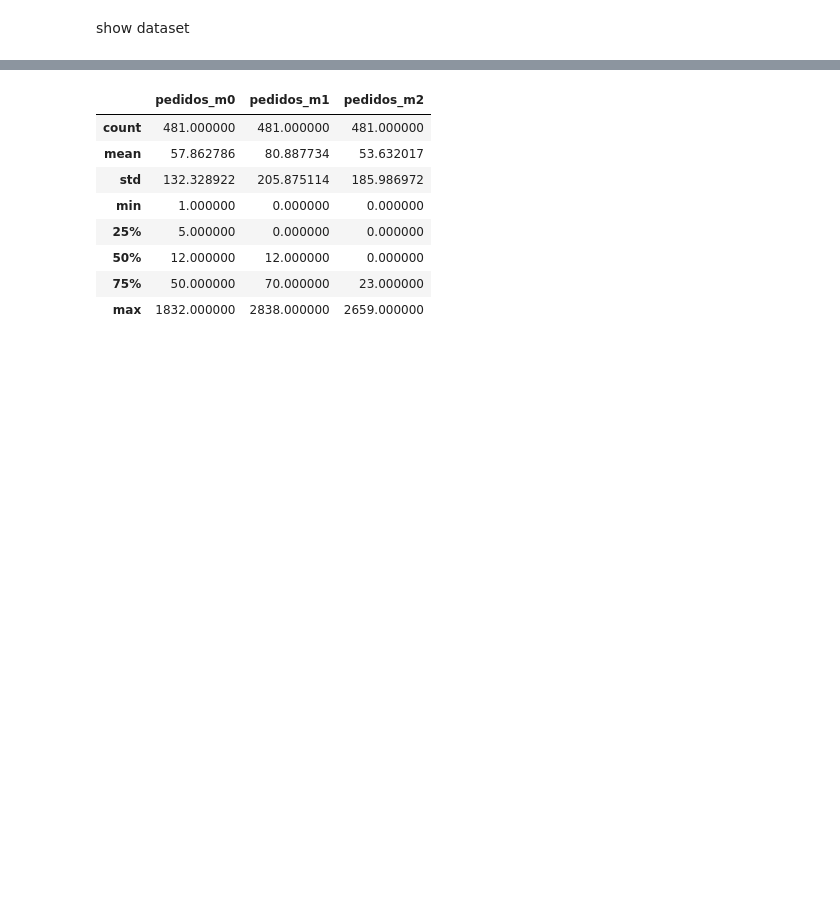
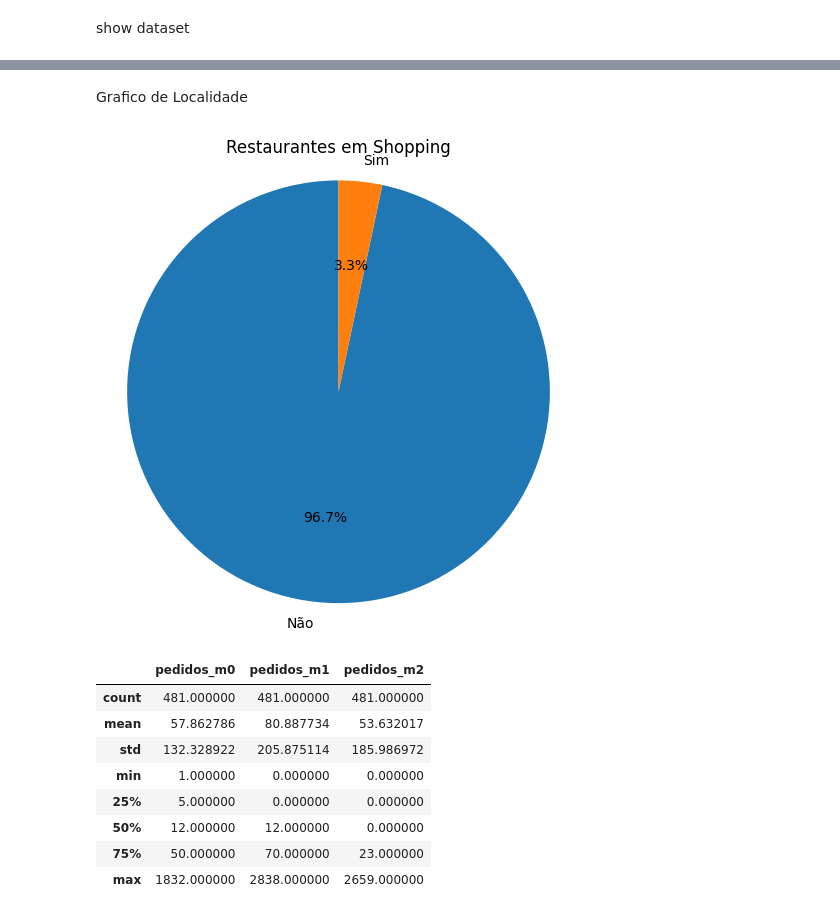
Before and after one commit to canasep/mack_projeto1, a Jupyter notebook: codes/PROJETO_APLICADO_1.ipynb, the cells around one changed output, grey strips where cells are left out. Cells and saved outputs as stored; diff of their text form; code cells hidden in the pictures; blank space fills up the shorter version.

```diff
--- a/codes/PROJETO_APLICADO_1.ipynb
+++ b/codes/PROJETO_APLICADO_1.ipynb
@@ -42,0 +100,4 @@ df.head()
+# %%
+shopping_counts = df.groupby('Shopping')['Shopping'].count()
+shopping_counts_sorted = shopping_counts.sort_values(ascending=False)
+shopping_counts_sorted
@@ -43,3 +110,17 @@ df.head()
+# %% [markdown]
+Grafico de Localidade
+# %%
+
+import matplotlib.pyplot as plt
+
+# Criar o gráfico de pizza
+plt.figure(figsize=(6, 6))
+plt.pie(shopping_counts, labels=shopping_counts.index, autopct='%1.1f%%', startangle=90)
+plt.title('Restaurantes em Shopping')
+plt.axis('equal')
+plt.show()
+# %% [output]
+[figure, added]
 # %%
 import matplotlib.pyplot as md
 
```
Also changed, not shown: parts of 9 cells of this notebook.
